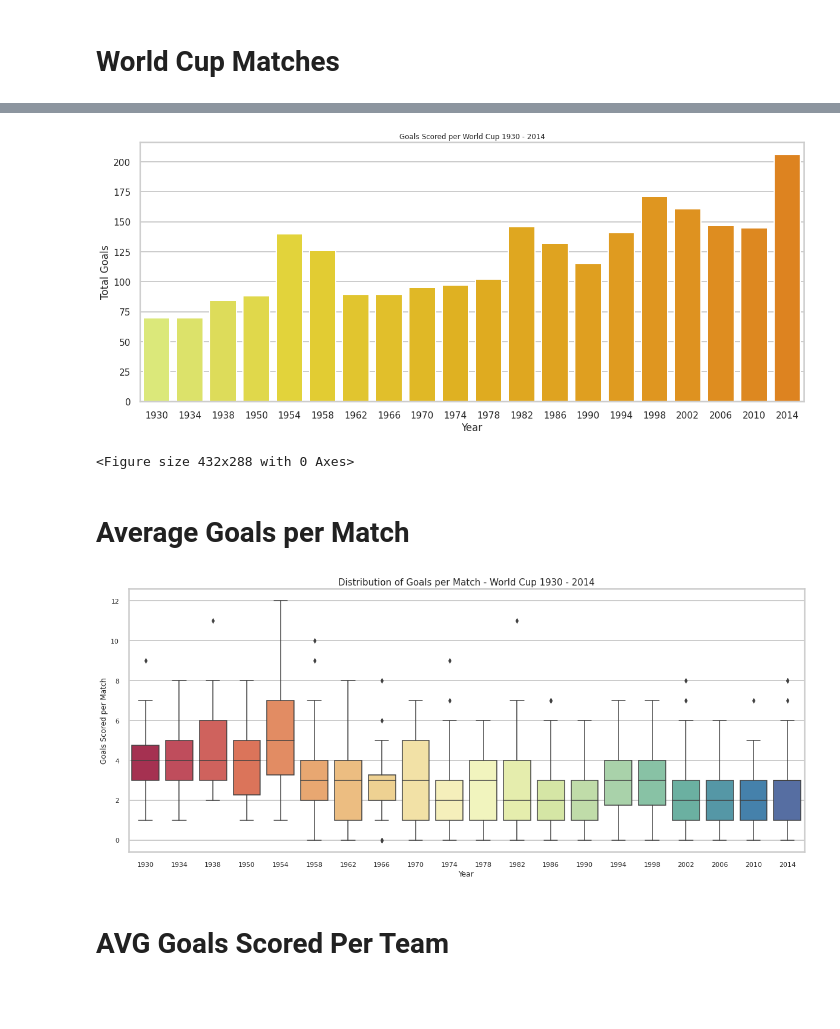
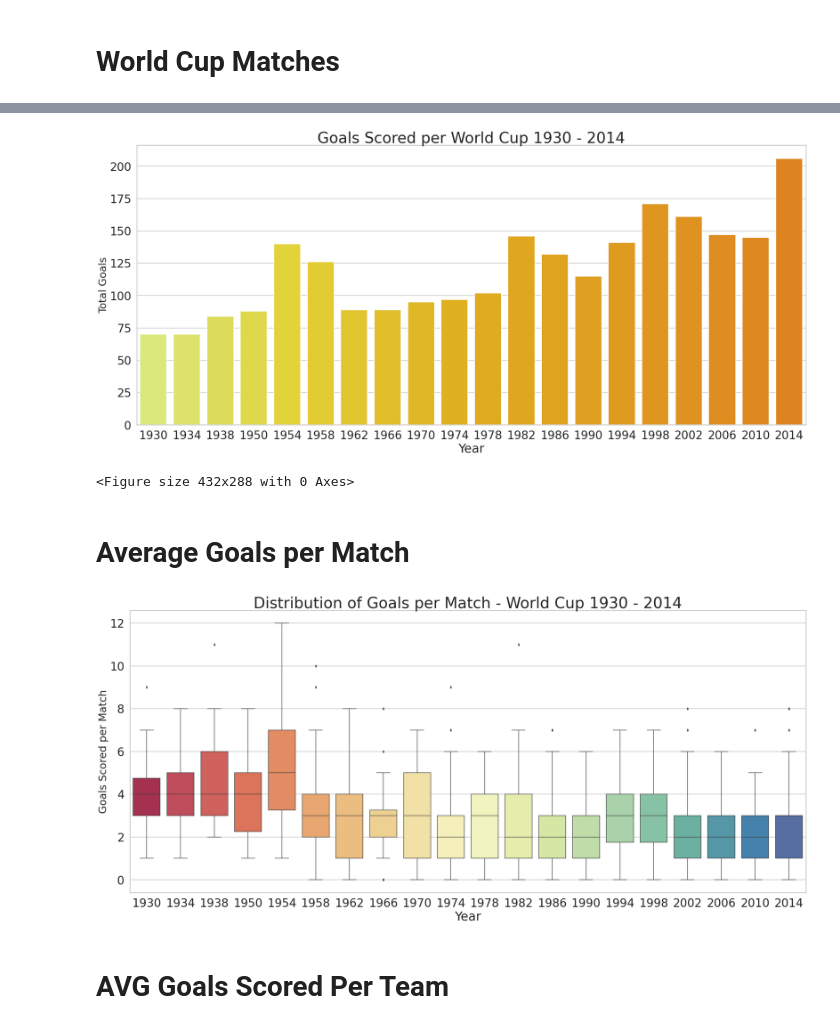
Before and after one commit to princeKike27/Fifa-World-Cup, a Jupyter notebook: FIFA_World_Cup.ipynb, the cells around one changed output, grey strips where cells are left out. Saved outputs shown, nothing was run; the diff lists cells and outputs as text; code cells hidden in the pictures; blank space fills up the shorter version.

```diff
--- a/FIFA_World_Cup.ipynb
+++ b/FIFA_World_Cup.ipynb
@@ -59,18 +59,18 @@ cup_winners
 | 7 | Uruguay | 2 |
 # %%
 # most World Cup Winners graph
-plt.figure(figsize=(20,8))
+plt.figure(figsize=(25,15))
 ax = plt.subplot()
 
 # set style
-sns.set_context('poster', font_scale=0.7)
+sns.set_context('poster', font_scale=1.4)
 sns.set_style('whitegrid')
 
 sns.barplot(data=cup_winners, x='Winner', y='Winner Counter', ci=None, palette='magma',
             order=cup_winners.sort_values(by='Winner Counter', ascending=False).Winner)
 
-plt.ylabel('World Cup Wins')
-plt.xlabel('Country')
-plt.title('World Cup Winners 1930 - 2014')
+plt.ylabel('World Cup Wins', fontsize=24)
+plt.xlabel('Country', fontsize=24)
+plt.title('World Cup Winners 1930 - 2014', fontsize=34)
 plt.show()
 # %% [output]
@@ -90,15 +90,15 @@ matches_played.head()
 | 4 | 1954 | 26 | 16 |
 # %%
 # matches played graph
-plt.figure(figsize=(20,8))
+plt.figure(figsize=(35,15))
 ax = plt.subplot()
 
 # style graph
-sns.set_context('poster', font_scale=0.7)
+sns.set_context('poster', font_scale=1.5)
 
 sns.barplot(data=matches_played, x='Year', y='MatchesPlayed', ci=None, palette='RdPu')
 
-plt.ylabel('Matches Played')
-plt.title('Matches Played per World Cup Over the Years')
+plt.ylabel('Matches Played', fontsize=30)
+plt.title('Matches Played per World Cup Over the Years', fontsize=44)
 plt.show()
 # %% [output]
@@ -107,15 +107,15 @@ plt.show()
 # Teams Qualified to World Cup Over the Years
 # %%
 # teams qualified graph
-plt.figure(figsize=(20,8))
+plt.figure(figsize=(35,15))
 ax = plt.subplot()
 
 # style graph
-sns.set_context('poster', font_scale=0.7)
+sns.set_context('poster', font_scale=1.5)
 
 sns.barplot(data=matches_played, x='Year', y='QualifiedTeams', palette='crest', ci=None)
 
-plt.ylabel('Teams Qualified')
-plt.title('Teams Qualified per World Cup Over the Years')
+plt.ylabel('Teams Qualified', fontsize=30)
+plt.title('Teams Qualified per World Cup Over the Years', fontsize=44)
 plt.show()
 # %% [output]
@@ -148,14 +148,14 @@ df_matches.head()
 # %%
 # Number of goals scored in the World Cup each year
 
-plt.figure(figsize=(20, 8))
+plt.figure(figsize=(35, 15))
 ax = plt.subplot()
 
 # set plot style
 sns.set_style('whitegrid')
 
 # set display size
-sns.set_context('poster', font_scale=0.5)
+sns.set_context('poster', font_scale=1.5)
 
 # plot barplot >> total goals scored per World Cup
 sns.barplot(data=df_matches, x='Year', y='Total Goals', estimator=sum, palette='Wistia', ci=None)
@@ -168,38 +168,39 @@ ax.set_xticks(list(range((20))))
 ax.set_xticklabels(years)
 
 
-plt.title('Goals Scored per World Cup 1930 - 2014')
+plt.title('Goals Scored per World Cup 1930 - 2014', fontsize=44)
+plt.ylabel('Total Goals', fontsize=30)
 plt.show()
 plt.savefig('Goals_Scored_WC.png')
 # %% [output]
-[figure, old version]
+[figure, new version]
 <Figure size 432x288 with 0 Axes>
 # %% [markdown]
 # Average Goals per Match
 # %%
 # boxplot to show how goals are distributed
-plt.figure(figsize=(20, 8))
+plt.figure(figsize=(35, 15))
 ax = plt.subplot()
 
 # set display size
-sns.set_context('notebook', font_scale=1.25)
+sns.set_context('notebook', font_scale=1.5)
 
 sns.boxplot(data=df_matches, x='Year', y='Total Goals', palette='Spectral')
 
 # set x_ticks
 years = ['1930', '1934', '1938', '1950', '1954', '1958', '1962',
           '1966', '1970', '1974', '1978', '1982', '1986', '1990',
           '1994', '1998', '2002', '2006', '2010', '2014']
 ax.set_xticks(list(range((20))))
 ax.set_xticklabels(years)
 
 
 
-plt.ylabel('Goals Scored per Match')
-plt.title('Distribution of Goals per Match - World Cup 1930 - 2014')
+plt.ylabel('Goals Scored per Match', fontsize=30)
+plt.title('Distribution of Goals per Match - World Cup 1930 - 2014', fontsize=44)
 plt.show()
 # %% [output]
-[figure, old version]
+[figure, new version]
 # %% [markdown]
 # AVG Goals Scored Per Team
 # %%
```
Also changed, not shown: parts of 8 cells of this notebook.
